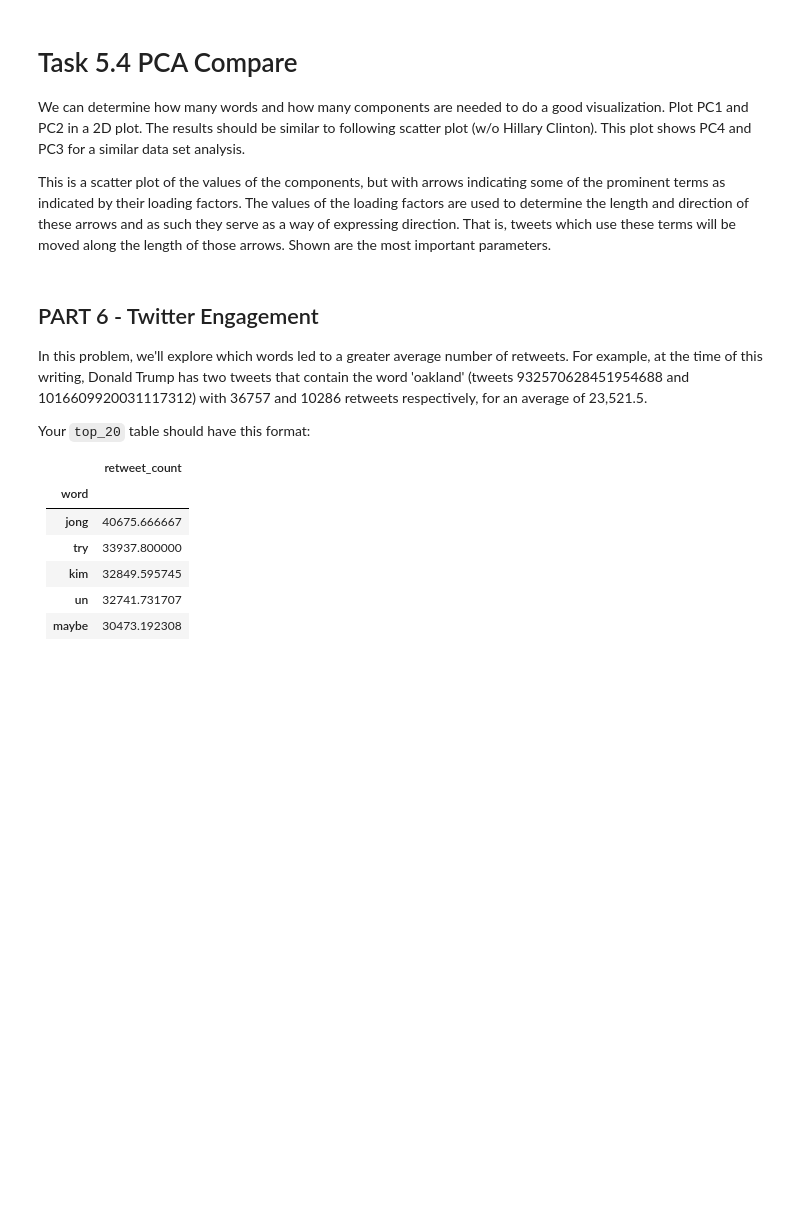
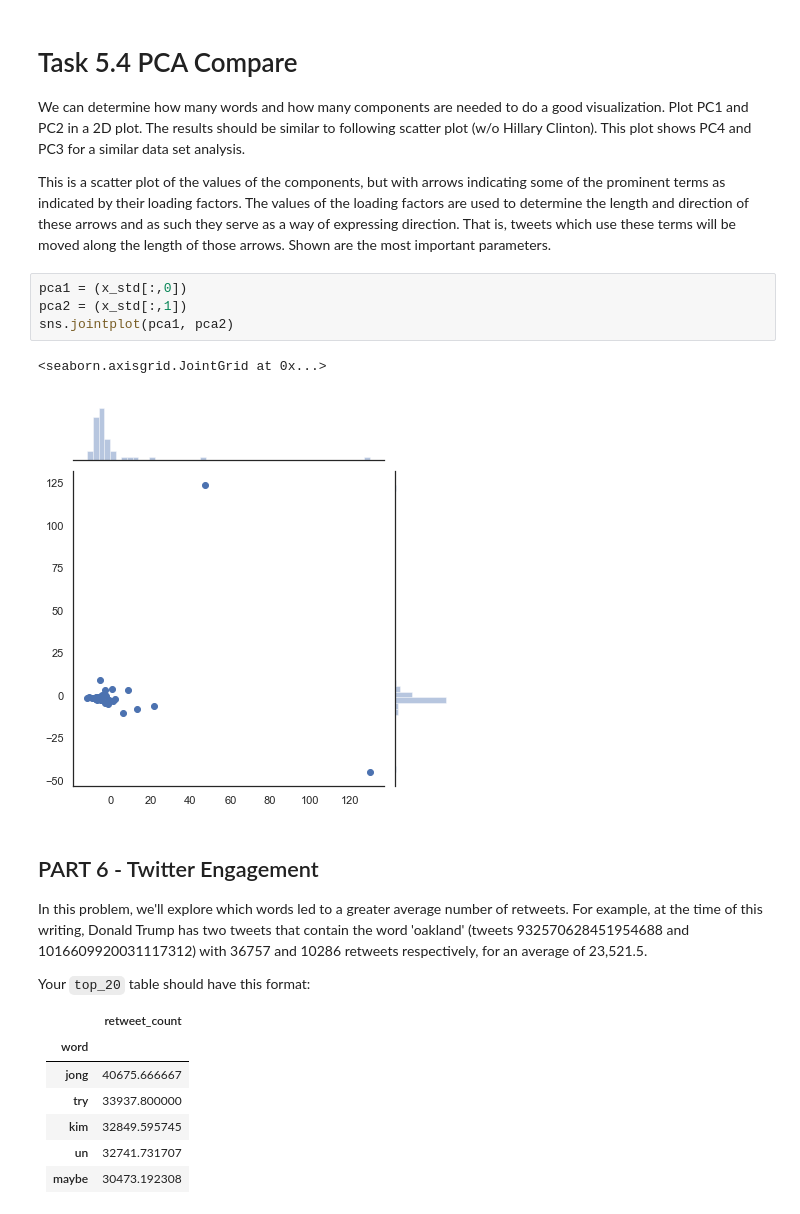
Before and after one commit to yaooo/DataScience, a Jupyter notebook: Project1/project1.ipynb, the cells around one changed output. Cells and saved outputs as stored; diff of their text form; blank space fills up the shorter version.

```diff
--- a/Project1/project1.ipynb
+++ b/Project1/project1.ipynb
@@ -825,6 +879,13 @@ We can examine the PCA results to look at the heatmap. Make a Bokeh grid plot wh
 We can determine how many words and how many components are needed to do a good visualization. Plot PC1 and PC2 in a 2D plot. The results should be similar to following scatter plot (w/o Hillary Clinton). This plot shows PC4 and PC3 for a similar data set analysis.
 
 This is a scatter plot of the values of the components, but with arrows indicating some of the prominent terms as indicated by their loading factors. The values of the loading factors are used to determine the length and direction of these arrows and as such they serve as a way of expressing direction. That is, tweets which use these terms will be moved along the length of those arrows. Shown are the most important parameters.
+# %%
+pca1 = (x_std[:,0])
+pca2 = (x_std[:,1])
+sns.jointplot(pca1, pca2)
+# %% [output]
+<seaborn.axisgrid.JointGrid at 0x...>
+[figure, added]
 # %% [markdown]
 ## PART 6 - Twitter Engagement
 
```
Also changed, not shown: parts of 8 cells of this notebook.
